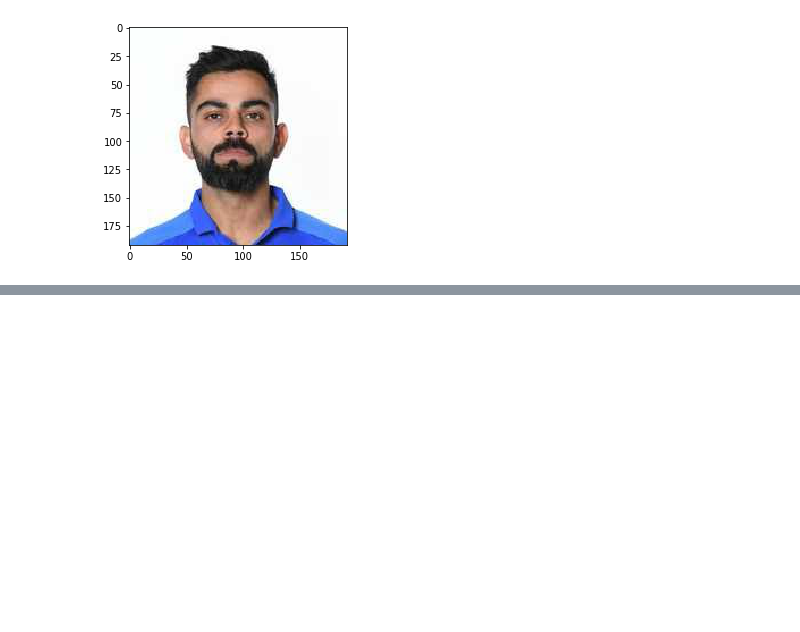
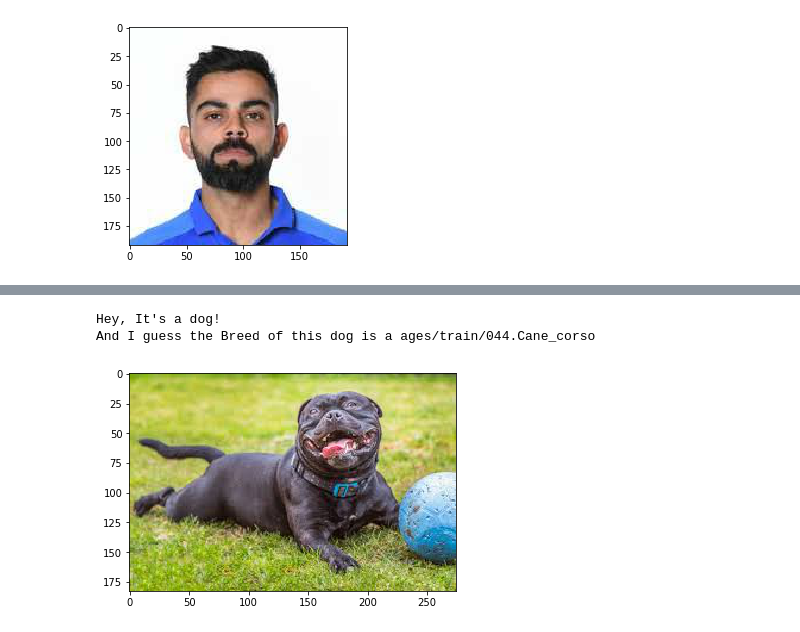
Before and after one commit to saiharshithkumarsiguru/dog_breed_classifier, a Jupyter notebook: dog_app.ipynb, the cells around one changed output, grey strips where cells are left out. Drawn from its saved outputs; the diff is of its cells as text; code cells hidden in the pictures; blank space fills up the shorter version.

```diff
--- a/dog_app.ipynb
+++ b/dog_app.ipynb
@@ -832,0 +845,6 @@ Mmmmmm....If you were a dog, I guess you would be a ... ages/train/082.Havanese!
+# %%
+predict_breed("test_images/download5.jpg")
+# %% [output]
+Hey, It's a dog!
+And I guess the Breed of this dog is a ages/train/044.Cane_corso
+[figure, added]
```
Also changed, not shown: parts of 5 cells of this notebook.
